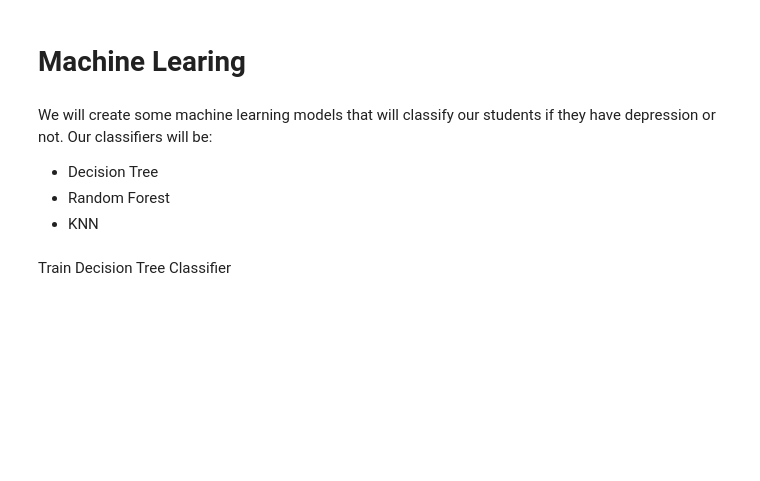
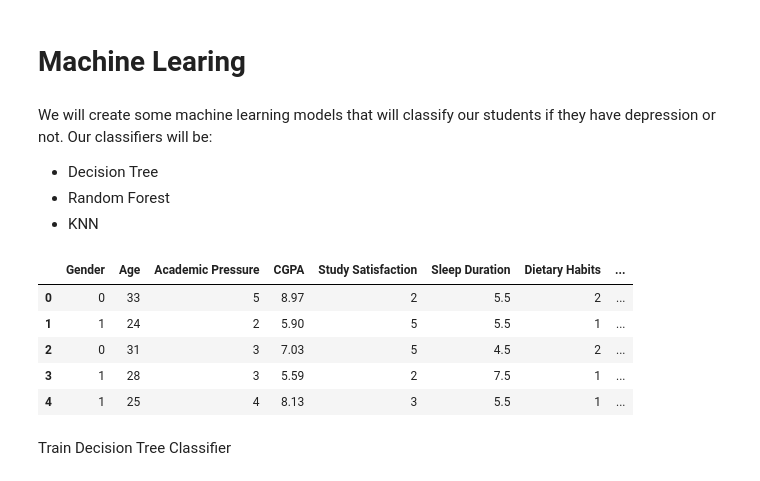
Before and after one commit to elisabettachisso/mlops-group-project, a Jupyter notebook: notebooks/data-preprocessing.ipynb, the cells around one changed output. Cells and saved outputs as stored; diff of their text form; code cells hidden in the pictures; blank space fills up the shorter version.

Commit message:
added cleaned dataset and export of the rf model

```diff
--- a/notebooks/data-preprocessing.ipynb
+++ b/notebooks/data-preprocessing.ipynb
@@ -228,6 +233,16 @@ We will create some machine learning models that will classify our students if t
 * Decision Tree
 * Random Forest
 * KNN
+# %%
+df = pd.read_csv('cleaned_dataset.csv')
+df.head()
+# %% [output]
+|  | Gender | Age | Academic Pressure | CGPA | Study Satisfaction | Sleep Duration | Dietary Habits | ... |
+| 0 | 0 | 33 | 5 | 8.97 | 2 | 5.5 | 2 | ... |
+| 1 | 1 | 24 | 2 | 5.90 | 5 | 5.5 | 1 | ... |
+| 2 | 0 | 31 | 3 | 7.03 | 5 | 4.5 | 2 | ... |
+| 3 | 1 | 28 | 3 | 5.59 | 2 | 7.5 | 1 | ... |
+| 4 | 1 | 25 | 4 | 8.13 | 3 | 5.5 | 1 | ... |
 # %%
 # split the data
 X = df.drop('Depression', axis=1)
```
Also changed, not shown: parts of 10 cells of this notebook, 2 other files.
